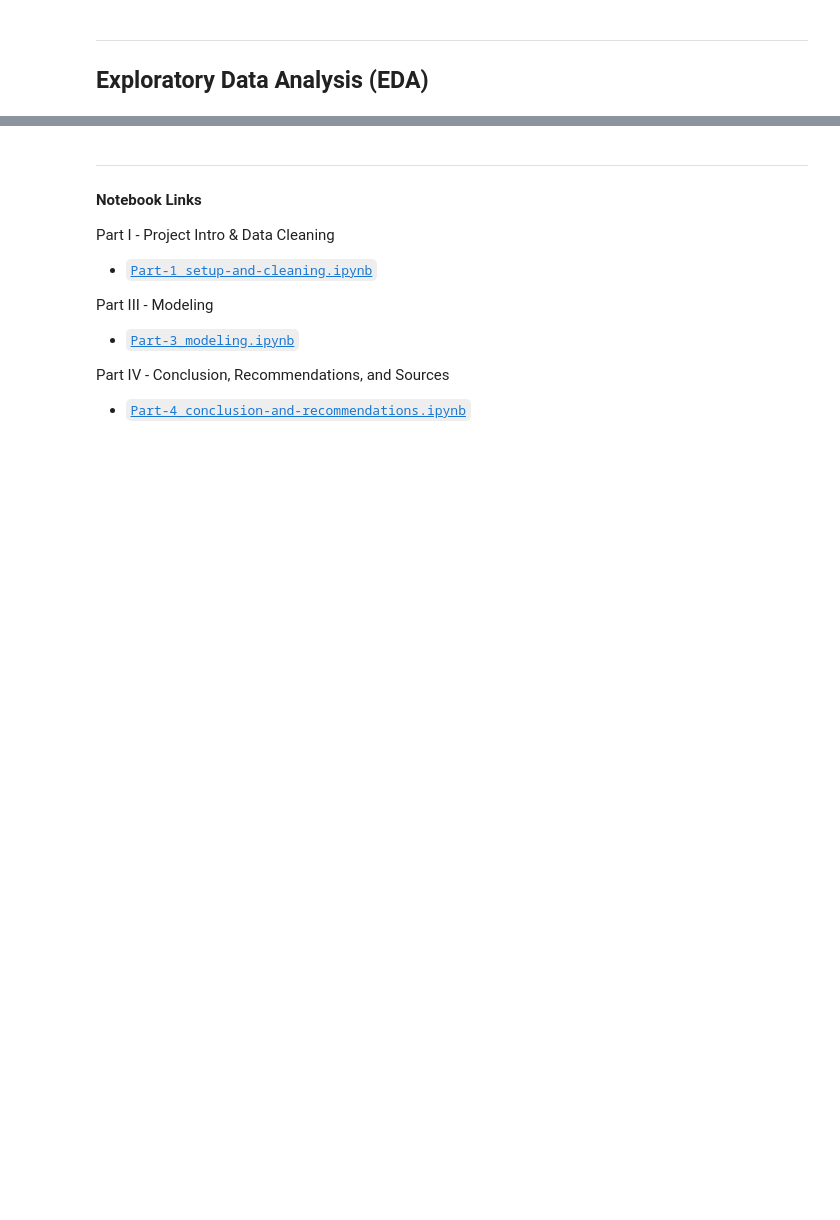
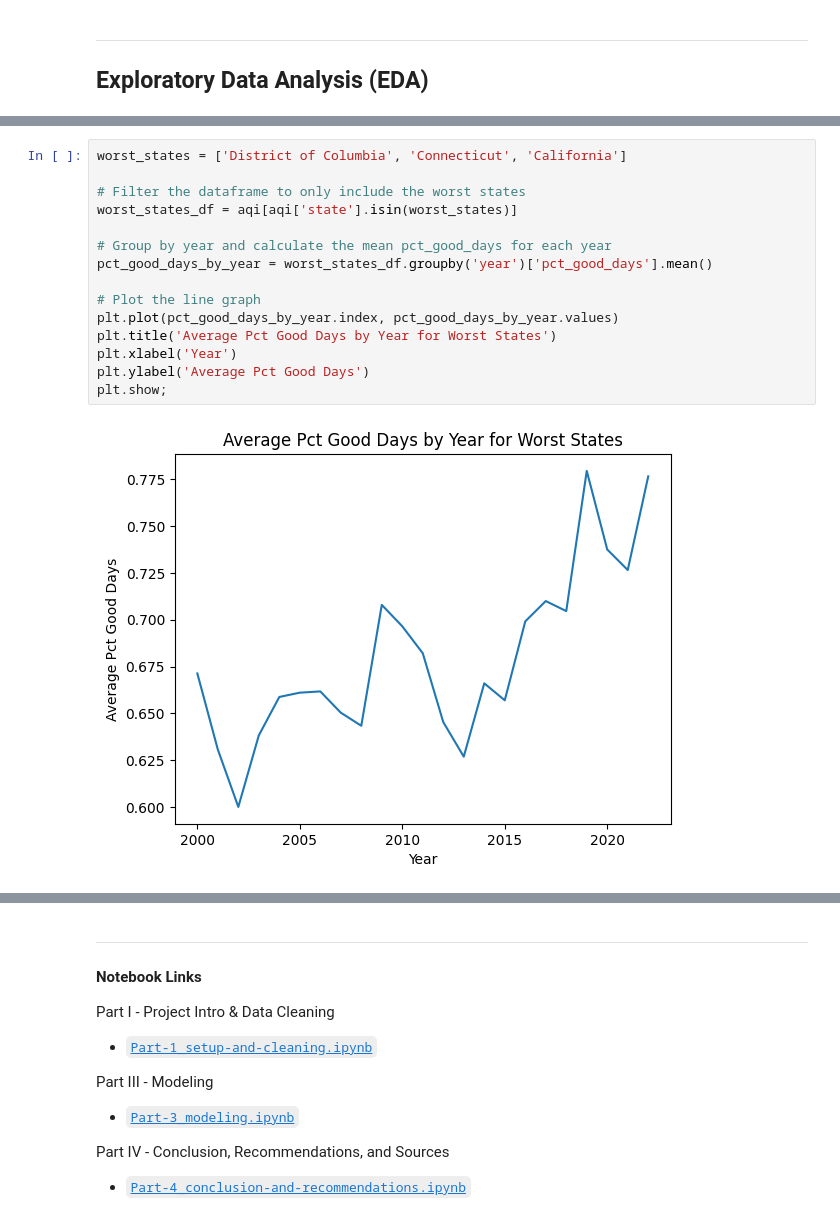
Before and after one commit to boay00/group-project-ev, a Jupyter notebook: code/Part-2_eda.ipynb, the cells around one changed output, grey strips where cells are left out. Saved outputs shown, nothing was run; the diff lists cells and outputs as text; blank space fills up the shorter version.

```diff
--- a/code/Part-2_eda.ipynb
+++ b/code/Part-2_eda.ipynb
@@ -42,0 +228,17 @@ df = pd.read_csv('../data/data-to-read.csv')
+# %%
+worst_states = ['District of Columbia', 'Connecticut', 'California']
+
+# Filter the dataframe to only include the worst states
+worst_states_df = aqi[aqi['state'].isin(worst_states)]
+
+# Group by year and calculate the mean pct_good_days for each year
+pct_good_days_by_year = worst_states_df.groupby('year')['pct_good_days'].mean()
+
+# Plot the line graph
+plt.plot(pct_good_days_by_year.index, pct_good_days_by_year.values)
+plt.title('Average Pct Good Days by Year for Worst States')
+plt.xlabel('Year')
+plt.ylabel('Average Pct Good Days')
+plt.show;
+# %% [output]
+[figure, added]
```
Also changed, not shown: parts of 94 cells of this notebook, 3 other files.
